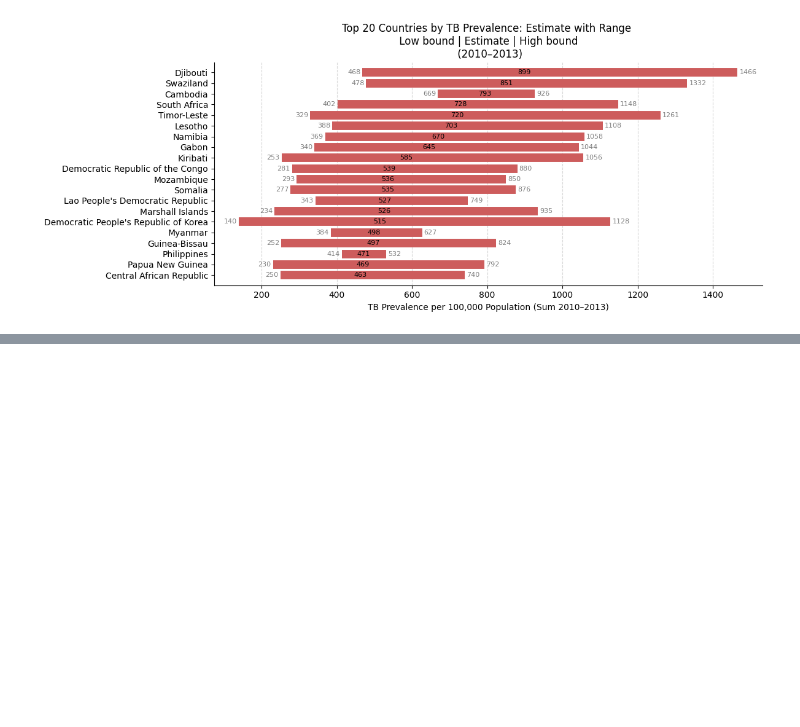
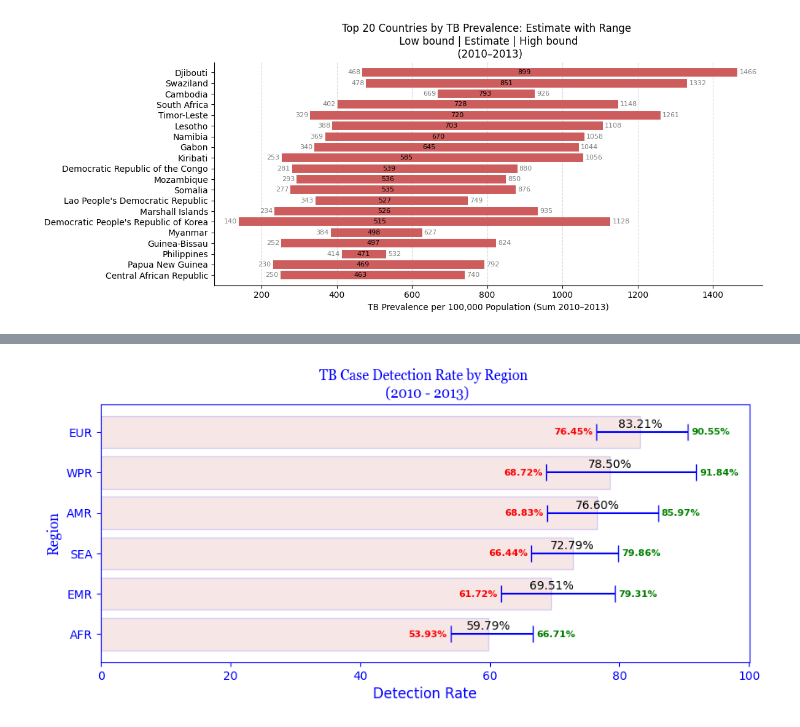
Before and after one commit to murithidenisgitobu/TB-BURDEN-IN-THE-WORLD, a Jupyter notebook: Notebook/TB.ipynb, the cells around one changed output, grey strips where cells are left out. Saved outputs shown, nothing was run; the diff lists cells and outputs as text; code cells hidden in the pictures; blank space fills up the shorter version.

```diff
--- a/Notebook/TB.ipynb
+++ b/Notebook/TB.ipynb
@@ -507,0 +540,56 @@ plt.show()
+# %%
+# Visualize detection rates in a horizonta bargraph
+# Define figure size axes
+fig, ax = plt.subplots(figsize=(10, 4))
+
+# Plot a barh
+bars = ax.barh(case_detection_rate["Region"],
+         case_detection_rate["Case detection rate (all forms), percent"],
+         color="indianred",
+         edgecolor="blue",
+         alpha=0.15
+         )
+
+# Add error bars
+ax.errorbar(
+    x=case_detection_rate["Case detection rate (all forms), percent"],
+    y=case_detection_rate["Region"],
+    xerr=[case_detection_rate["Lower_error"], case_detection_rate["Upper_error"]],
+    fmt='none',
+    ecolor='blue',
+    capsize=7
+)
+
+# Add data labesl
+for i, row in case_detection_rate.iterrows():
+    estimate = row["Case detection rate (all forms), percent"]
+    region = row["Region"]
+
+    # place label slightly above the error bar
+    ax.text(estimate, i + 0.05, f"{estimate:.2f}%", ha='center', va='bottom', fontsize=10, color='black')
+
+# Add low & high error labels
+for i, row in case_detection_rate.iterrows():
+    ax.text(row["Case detection rate (all forms), percent"] - row["Lower_error"] - 0.5, i,
+            f"{row['Case detection rate (all forms), percent, low bound']:.2f}%",
+            ha='right',
+            va='center', fontsize=8, color='red', fontweight="bold")
+
+    ax.text(row["Case detection rate (all forms), percent"] + row["Upper_error"] + 0.5, i,
+            f"{row['Case detection rate (all forms), percent, high bound']:.2f}%",
+            ha='left', va='center', fontsize=8, color='green', fontweight="bold")
+
+plt.margins(x=0.09)
+ax.set_title("TB Case Detection Rate by Region \n (2010 - 2013)",
+             fontname="Georgia",
+             color = "blue"
+             )
+ax.set_ylabel("Region", fontname="Georgia", color="blue", fontsize=12)
+ax.set_xlabel("Detection Rate", color="blue", fontsize=12)
+ax.tick_params(axis='both', colors='blue')
+for spine in ax.spines.values():
+    spine.set_color('blue')
+
+plt.show()
+# %% [output]
+[figure, added]
```
Also changed, not shown: parts of 6 cells of this notebook, 1 other file.
